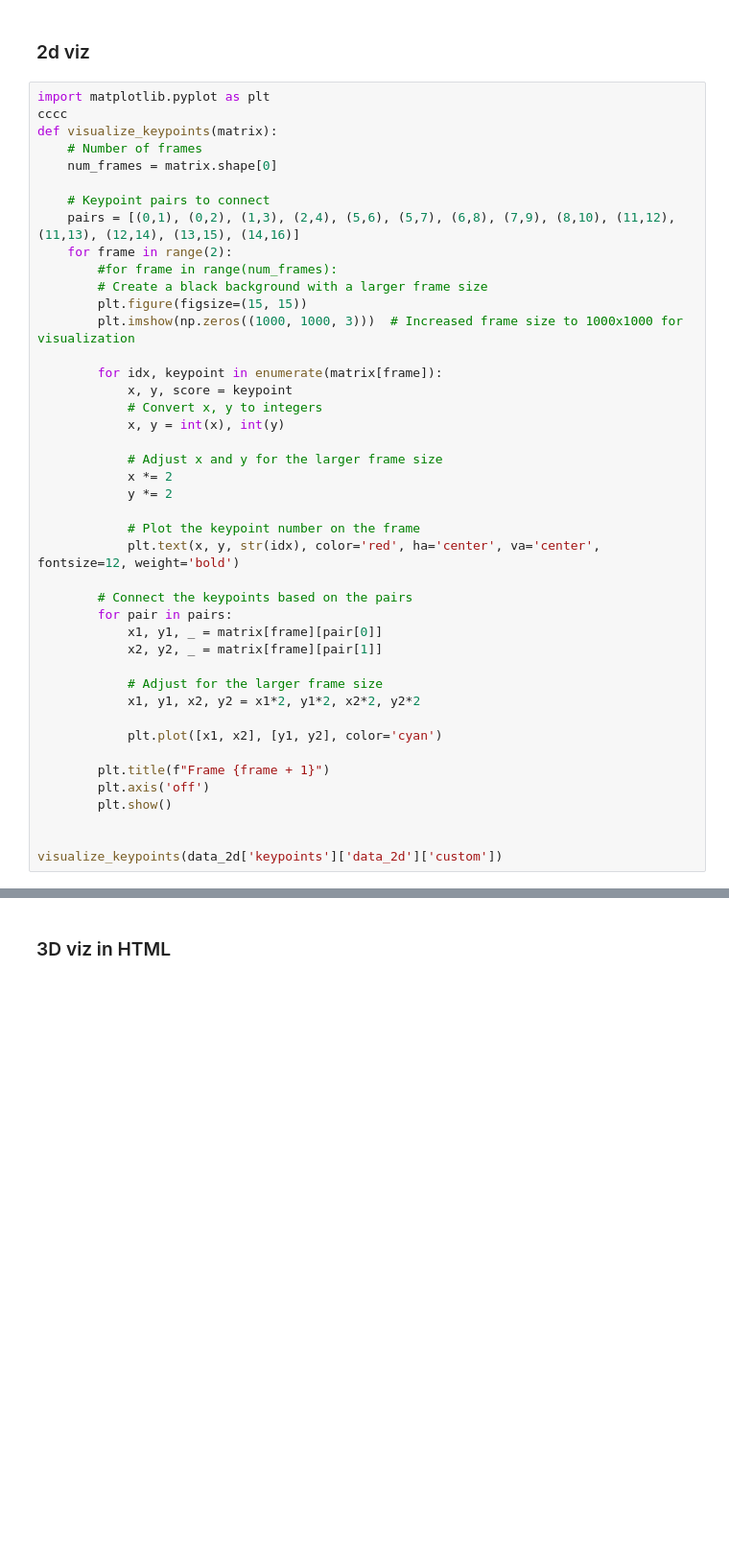
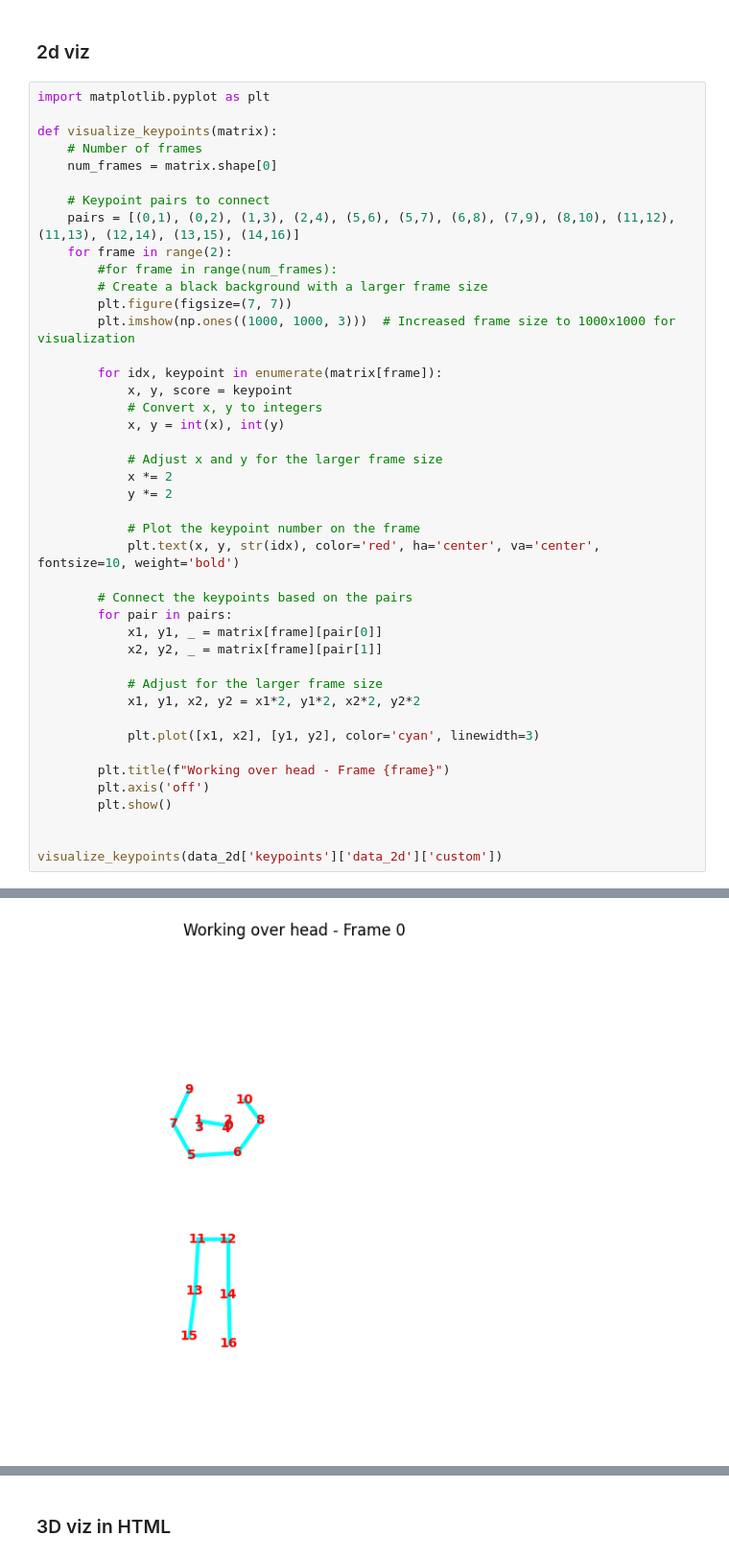
Before and after one commit to ZhuBit/corrective_ergonomics, a Jupyter notebook: ErgoMaps_Tutorial.ipynb, the cells around one changed output, grey strips where cells are left out. Shown at 96% size. Saved outputs shown, nothing was run; the diff lists cells and outputs as text; blank space fills up the shorter version.

```diff
--- a/ErgoMaps_Tutorial.ipynb
+++ b/ErgoMaps_Tutorial.ipynb
@@ -114,7 +114,7 @@ len(scores)
 ### 2d viz
 # %%
 import matplotlib.pyplot as plt
-cccc
+
 def visualize_keypoints(matrix):
     # Number of frames
     num_frames = matrix.shape[0]
@@ -124,8 +124,8 @@ def visualize_keypoints(matrix):
     for frame in range(2):
         #for frame in range(num_frames):
         # Create a black background with a larger frame size
-        plt.figure(figsize=(15, 15))
-        plt.imshow(np.zeros((1000, 1000, 3)))  # Increased frame size to 1000x1000 for visualization
+        plt.figure(figsize=(7, 7))
+        plt.imshow(np.ones((1000, 1000, 3)))  # Increased frame size to 1000x1000 for visualization
 
         for idx, keypoint in enumerate(matrix[frame]):
             x, y, score = keypoint
@@ -137,7 +137,7 @@ def visualize_keypoints(matrix):
             y *= 2
 
             # Plot the keypoint number on the frame
-            plt.text(x, y, str(idx), color='red', ha='center', va='center', fontsize=12, weight='bold')
+            plt.text(x, y, str(idx), color='red', ha='center', va='center', fontsize=10, weight='bold')
 
         # Connect the keypoints based on the pairs
         for pair in pairs:
@@ -147,9 +147,9 @@ def visualize_keypoints(matrix):
             # Adjust for the larger frame size
             x1, y1, x2, y2 = x1*2, y1*2, x2*2, y2*2
 
-            plt.plot([x1, x2], [y1, y2], color='cyan')
+            plt.plot([x1, x2], [y1, y2], color='cyan', linewidth=3)
 
-        plt.title(f"Frame {frame + 1}")
+        plt.title(f"Working over head - Frame {frame}")
         plt.axis('off')
         plt.show()
 
@@ -159,0 +159 @@ NameError: name 'cccc' is not defined
+[figure, added]
```
Also changed, not shown: parts of 6 cells of this notebook, 4 other files.
